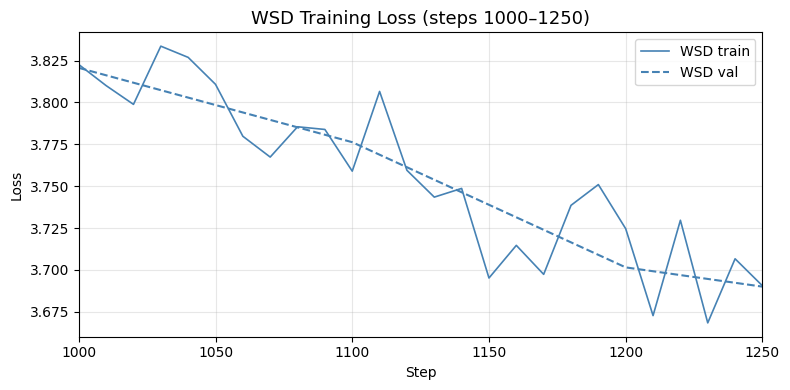
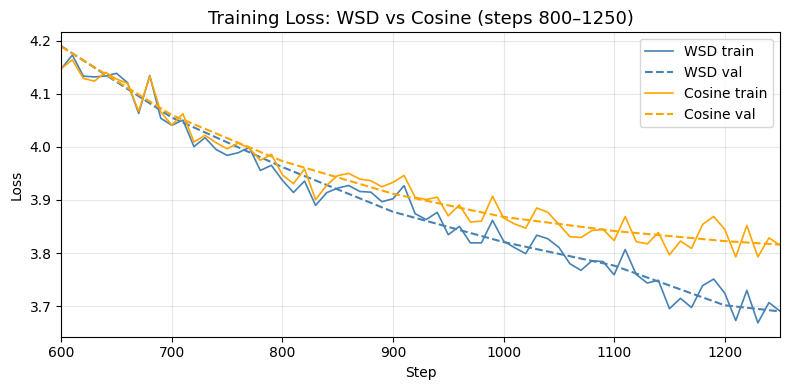
Code edit (unified diff) that turned the first committed figure into the second:
--- before
+++ after
@@ -1,13 +1,16 @@
 fig, ax = plt.subplots(figsize=(8, 4))
 
-mask = wsd_train["step"].between(1000, 1250)
-ax.plot(wsd_train.loc[mask, "step"], wsd_train.loc[mask, "train_loss"], color="steelblue", linewidth=1.2, label="WSD train")
+for train_df, val_df, color, name in [
+    (wsd_train,    wsd_val,    "steelblue", "WSD"),
+    (cosine_train, cosine_val, "orange",    "Cosine"),
+]:
+    mask = train_df["step"].between(600, 1250)
+    ax.plot(train_df.loc[mask, "step"], train_df.loc[mask, "train_loss"], color=color, linewidth=1.2, label=f"{name} train")
+    if val_df is not None and len(val_df) > 0:
+        val_mask = val_df["step"].between(600, 1250)
+        ax.plot(val_df.loc[val_mask, "step"], val_df.loc[val_mask, "validation_loss"], color=color, linewidth=1.5, linestyle="--", label=f"{name} val")
 
-if wsd_val is not None and len(wsd_val) > 0:
-    val_mask = wsd_val["step"].between(1000, 1250)
-    ax.plot(wsd_val.loc[val_mask, "step"], wsd_val.loc[val_mask, "validation_loss"], color="steelblue", linewidth=1.5, linestyle="--", label="WSD val")
-
-ax.set_xlim(1000, 1250)
-ax.set_title("WSD Training Loss (steps 1000–1250)", fontsize=13)
+ax.set_xlim(600, 1250)
+ax.set_title("Training Loss: WSD vs Cosine (steps 800\u20131250)", fontsize=13)
 ax.set_xlabel("Step")
 ax.set_ylabel("Loss")

Commit: identify that the decay length was too short